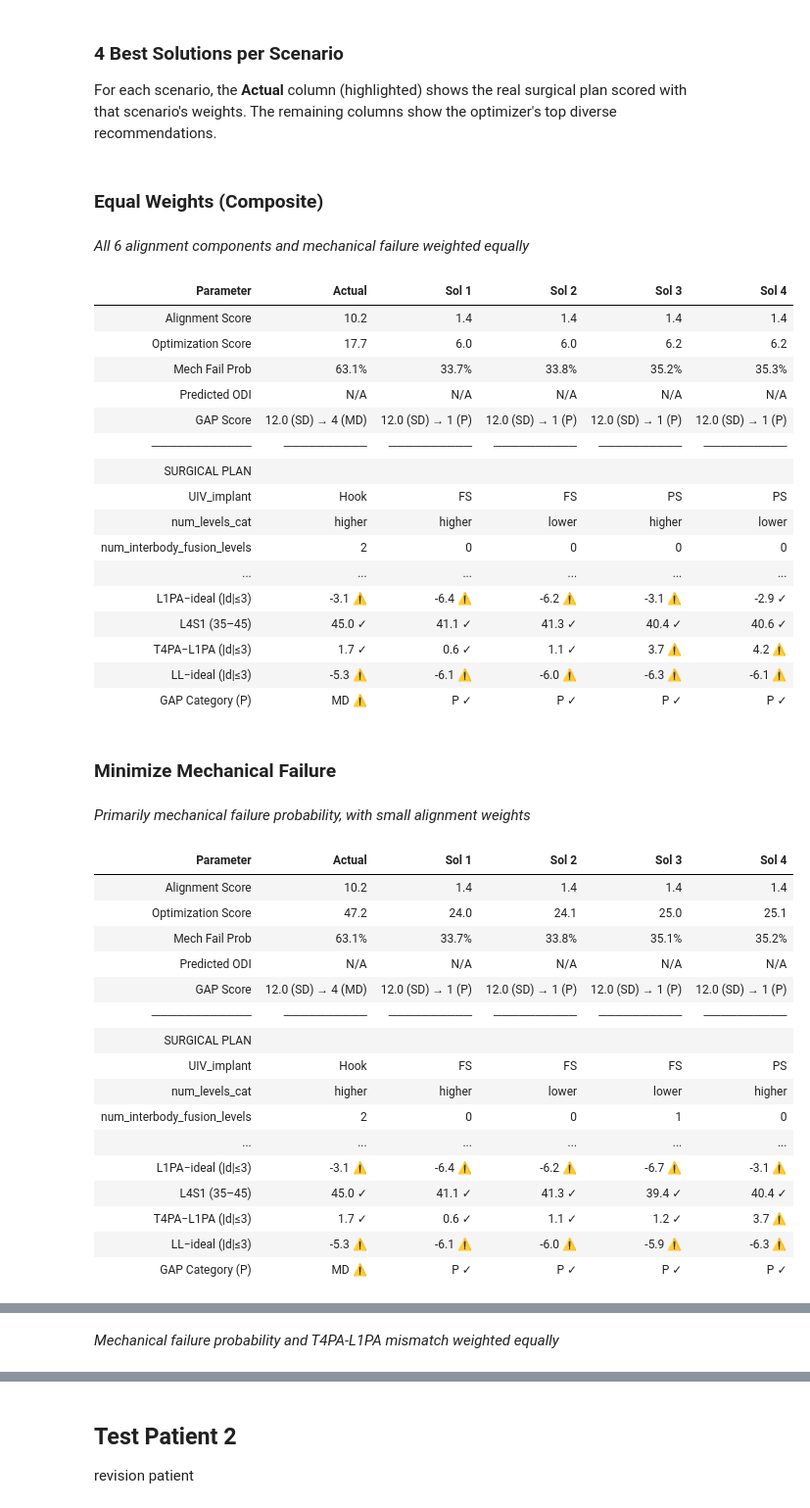
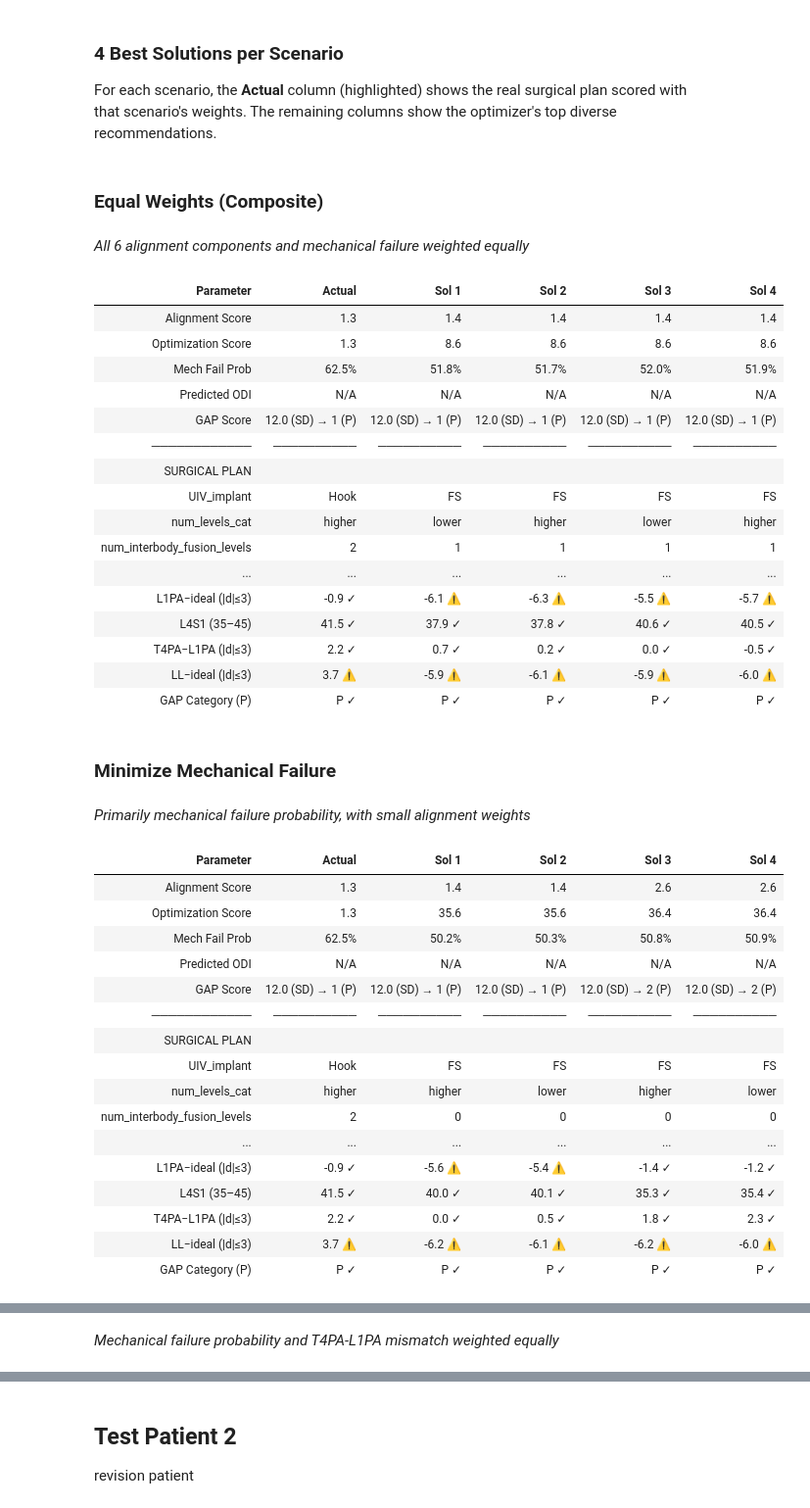
Before and after one commit to 124578-UW/Data-Science-Capstone, a Jupyter notebook: notebooks/03_optimization.ipynb, the cells around one changed output, grey strips where cells are left out. Shown at 98% size. Drawn from its saved outputs; the diff is of its cells as text; code cells hidden in the pictures.

```diff
--- a/notebooks/03_optimization.ipynb
+++ b/notebooks/03_optimization.ipynb
@@ -28,7 +28,7 @@ importlib.reload(runs)
 pd.set_option('display.max_columns', None)
 # %%
 # =============================================================================
-# GA Configuration — change these to control optimization
+# GA Configuration
 # =============================================================================
 POP_SIZE  = 100   # GA population size
 N_GEN     = 20    # Number of generations
@@ -36,7 +36,8 @@ SEED      = 42    # Random seed for reproducibility
 TOP_N     = 4     # Number of diverse solutions to display
 SCORE_TOL = 5     # Score window around best for diversity selection
 
-CLINICAL_CLAMP_LL = False  # Toggle clinical delta_LL correction (literature ranges)
+PSO_LL_OVERRIDE = False  # Toggle clinical delta_LL correction for literature ranges
+DEDUP_BEST = True          # Deduplicate best plans across scenarios
 # %% [markdown]
 ## Load Models
 # %%
@@ -232,7 +233,10 @@ for key in SCENARIOS:
         verbose=False,
         top_n=TOP_N,
         score_tolerance=SCORE_TOL,
+        pso_ll_override=PSO_LL_OVERRIDE,
     )
+    if result is None:
+        continue
     all_results[key] = result
     print(f"  ✓ Best composite: {result['best_result']['composite_score']:.2f}"
           f"  |  Mech fail: {result['best_result']['mech_fail_prob']*100:.1f}%")
@@ -386,60 +389,60 @@ disp.display_best_per_scenario(all_results, patient_fixed, actual_eval, SCENARIO
 
 For each scenario, the **Actual** column (highlighted) shows the real surgical plan scored with that scenario's weights. The remaining columns show the optimizer's top diverse recommendations.
 # %%
+# Evaluate actual plan once (real postop values don't change with weights)
+actual_eval = ou.evaluate_actual_plan(
+    actual_x, patient_fixed, holdout_row, mech_fail_bundle
+)
+
 # Display each scenario: actual plan (highlighted) + top diverse optimized plans
 for key in SCENARIOS:
+    if key not in all_results:
+        continue
     r = all_results[key]
     preset = runs.PRESETS[key]
-    weights = preset["weights"]
-
-    # Evaluate the actual plan with this scenario's weights
-    actual_eval = ou.evaluate_solution(
-        actual_x, patient_fixed, delta_bundles, mech_fail_bundle,
-        weights=weights, odi_bundle=ODI_bundle
-    )
 
     display(Markdown(f"### {r['label']}"))
     display(Markdown(f"*{preset['description']}*"))
     disp.display_solutions_with_actual(r["diverse_df"], patient_fixed, actual_eval)
 # %% [output]
 ### Equal Weights (Composite)
 *All 6 alignment components and mechanical failure weighted equally*
 | Parameter | Actual | Sol 1 | Sol 2 | Sol 3 | Sol 4 |
-| Alignment Score | 10.2 | 1.4 | 1.4 | 1.4 | 1.4 |
-| Optimization Score | 17.7 | 6.0 | 6.0 | 6.2 | 6.2 |
-| Mech Fail Prob | 63.1% | 33.7% | 33.8% | 35.2% | 35.3% |
+| Alignment Score | 1.3 | 1.4 | 1.4 | 1.4 | 1.4 |
+| Optimization Score | 1.3 | 8.6 | 8.6 | 8.6 | 8.6 |
+| Mech Fail Prob | 62.5% | 51.8% | 51.7% | 52.0% | 51.9% |
 | Predicted ODI | N/A | N/A | N/A | N/A | N/A |
-| GAP Score | 12.0 (SD) → 4 (MD) | 12.0 (SD) → 1 (P) | 12.0 (SD) → 1 (P) | 12.0 (SD) → 1 (P) | 12.0 (SD) → 1 (P) |
+| GAP Score | 12.0 (SD) → 1 (P) | 12.0 (SD) → 1 (P) | 12.0 (SD) → 1 (P) | 12.0 (SD) → 1 (P) | 12.0 (SD) → 1 (P) |
 | ──────────── | ────────── | ────────── | ────────── | ────────── | ────────── |
 | SURGICAL PLAN |  |  |  |  |  |
-| UIV_implant | Hook | FS | FS | PS | PS |
-| num_levels_cat | higher | higher | lower | higher | lower |
-| num_interbody_fusion_levels | 2 | 0 | 0 | 0 | 0 |
+| UIV_implant | Hook | FS | FS | FS | FS |
+| num_levels_cat | higher | lower | higher | lower | higher |
+| num_interbody_fusion_levels | 2 | 1 | 1 | 1 | 1 |
 | ... | ... | ... | ... | ... | ... |
-| L1PA−ideal (|d|≤3) | -3.1 ⚠ | -6.4 ⚠ | -6.2 ⚠ | -3.1 ⚠ | -2.9 ✓ |
-| L4S1 (35–45) | 45.0 ✓ | 41.1 ✓ | 41.3 ✓ | 40.4 ✓ | 40.6 ✓ |
-| T4PA−L1PA (|d|≤3) | 1.7 ✓ | 0.6 ✓ | 1.1 ✓ | 3.7 ⚠ | 4.2 ⚠ |
-| LL−ideal (|d|≤3) | -5.3 ⚠ | -6.1 ⚠ | -6.0 ⚠ | -6.3 ⚠ | -6.1 ⚠ |
-| GAP Category (P) | MD ⚠ | P ✓ | P ✓ | P ✓ | P ✓ |
+| L1PA−ideal (|d|≤3) | -0.9 ✓ | -6.1 ⚠ | -6.3 ⚠ | -5.5 ⚠ | -5.7 ⚠ |
+| L4S1 (35–45) | 41.5 ✓ | 37.9 ✓ | 37.8 ✓ | 40.6 ✓ | 40.5 ✓ |
+| T4PA−L1PA (|d|≤3) | 2.2 ✓ | 0.7 ✓ | 0.2 ✓ | 0.0 ✓ | -0.5 ✓ |
+| LL−ideal (|d|≤3) | 3.7 ⚠ | -5.9 ⚠ | -6.1 ⚠ | -5.9 ⚠ | -6.0 ⚠ |
+| GAP Category (P) | P ✓ | P ✓ | P ✓ | P ✓ | P ✓ |
 ### Minimize Mechanical Failure
 *Primarily mechanical failure probability, with small alignment weights*
 | Parameter | Actual | Sol 1 | Sol 2 | Sol 3 | Sol 4 |
-| Alignment Score | 10.2 | 1.4 | 1.4 | 1.4 | 1.4 |
-| Optimization Score | 47.2 | 24.0 | 24.1 | 25.0 | 25.1 |
-| Mech Fail Prob | 63.1% | 33.7% | 33.8% | 35.1% | 35.2% |
+| Alignment Score | 1.3 | 1.4 | 1.4 | 2.6 | 2.6 |
+| Optimization Score | 1.3 | 35.6 | 35.6 | 36.4 | 36.4 |
+| Mech Fail Prob | 62.5% | 50.2% | 50.3% | 50.8% | 50.9% |
 | Predicted ODI | N/A | N/A | N/A | N/A | N/A |
-| GAP Score | 12.0 (SD) → 4 (MD) | 12.0 (SD) → 1 (P) | 12.0 (SD) → 1 (P) | 12.0 (SD) → 1 (P) | 12.0 (SD) → 1 (P) |
+| GAP Score | 12.0 (SD) → 1 (P) | 12.0 (SD) → 1 (P) | 12.0 (SD) → 1 (P) | 12.0 (SD) → 2 (P) | 12.0 (SD) → 2 (P) |
 | ──────────── | ────────── | ────────── | ────────── | ────────── | ────────── |
 | SURGICAL PLAN |  |  |  |  |  |
-| UIV_implant | Hook | FS | FS | FS | PS |
-| num_levels_cat | higher | higher | lower | lower | higher |
-| num_interbody_fusion_levels | 2 | 0 | 0 | 1 | 0 |
+| UIV_implant | Hook | FS | FS | FS | FS |
+| num_levels_cat | higher | higher | lower | higher | lower |
+| num_interbody_fusion_levels | 2 | 0 | 0 | 0 | 0 |
 | ... | ... | ... | ... | ... | ... |
-| L1PA−ideal (|d|≤3) | -3.1 ⚠ | -6.4 ⚠ | -6.2 ⚠ | -6.7 ⚠ | -3.1 ⚠ |
-| L4S1 (35–45) | 45.0 ✓ | 41.1 ✓ | 41.3 ✓ | 39.4 ✓ | 40.4 ✓ |
-| T4PA−L1PA (|d|≤3) | 1.7 ✓ | 0.6 ✓ | 1.1 ✓ | 1.2 ✓ | 3.7 ⚠ |
-| LL−ideal (|d|≤3) | -5.3 ⚠ | -6.1 ⚠ | -6.0 ⚠ | -5.9 ⚠ | -6.3 ⚠ |
-| GAP Category (P) | MD ⚠ | P ✓ | P ✓ | P ✓ | P ✓ |
+| L1PA−ideal (|d|≤3) | -0.9 ✓ | -5.6 ⚠ | -5.4 ⚠ | -1.4 ✓ | -1.2 ✓ |
+| L4S1 (35–45) | 41.5 ✓ | 40.0 ✓ | 40.1 ✓ | 35.3 ✓ | 35.4 ✓ |
+| T4PA−L1PA (|d|≤3) | 2.2 ✓ | 0.0 ✓ | 0.5 ✓ | 1.8 ✓ | 2.3 ✓ |
+| LL−ideal (|d|≤3) | 3.7 ⚠ | -6.2 ⚠ | -6.1 ⚠ | -6.2 ⚠ | -6.0 ⚠ |
+| GAP Category (P) | P ✓ | P ✓ | P ✓ | P ✓ | P ✓ |
 ### Minimize Mechanical Failure + T4L1PA
 *Mechanical failure probability and T4PA-L1PA mismatch weighted equally*
 | Parameter | Actual | Sol 1 | Sol 2 | Sol 3 | Sol 4 |
```
Also changed, not shown: parts of 16 cells of this notebook, 10 other files.
